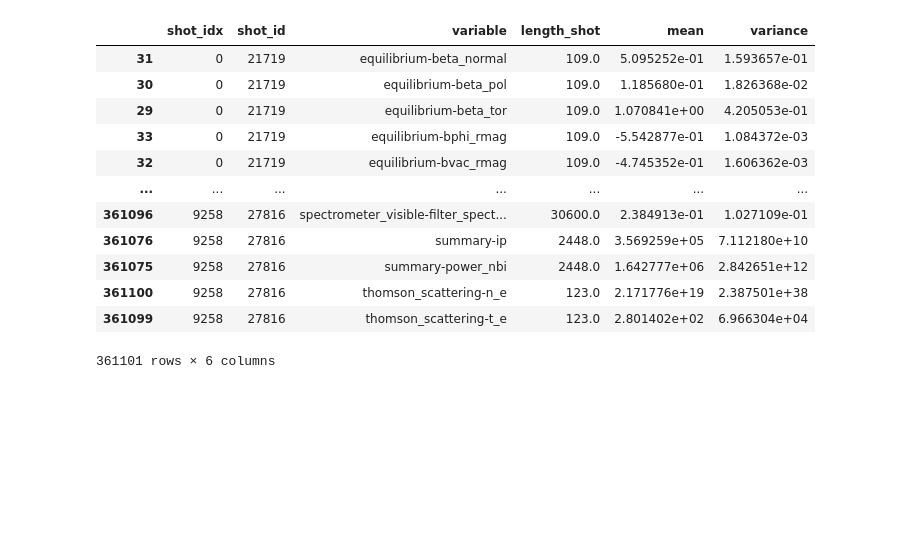
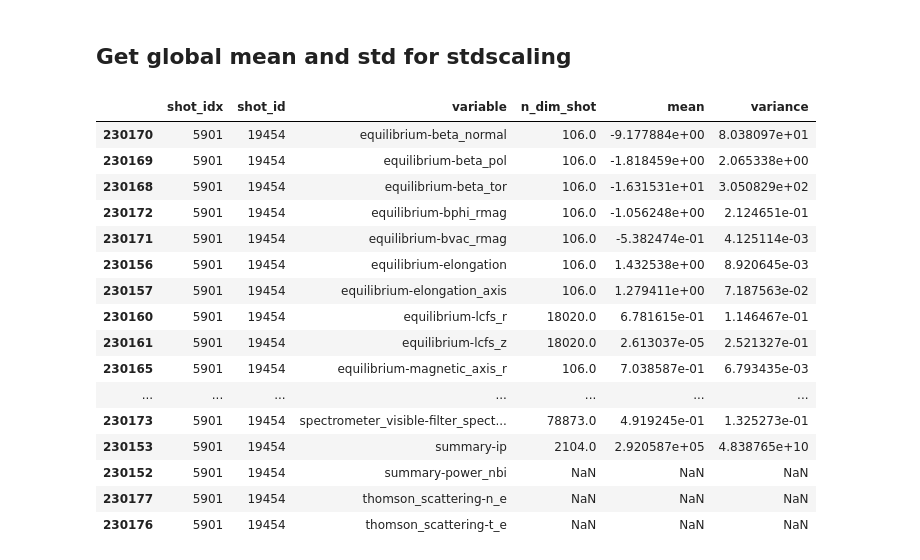
Before and after one commit to DataScienceLabFHSWF/tokamark, a Jupyter notebook: scripts/preprocessing/data_detection_outliers.ipynb, the cells around one changed output. Saved outputs shown, nothing was run; the diff lists cells and outputs as text; code cells hidden in the pictures; blank space fills up the shorter version.

```diff
--- a/scripts/preprocessing/data_detection_outliers.ipynb
+++ b/scripts/preprocessing/data_detection_outliers.ipynb
@@ -2,22 +2,28 @@
 import pandas as pd
 import numpy as np
 import yaml
+# %% [markdown]
+## Get global mean and std for stdscaling
 # %%
 df_train = pd.read_csv("/home/ir-rous1/rds/rds-ukaea-ap002-mOlK9qn0PlQ/ir-rous1/output/cnn-baseline/fairmast-data-preprocessing/artifacts/stats_mean_std/shot_statistics_train_NEW.csv").sort_values(by=["shot_idx", "variable"])
-# %%
-df_train
-# %% [output]
-|  | shot_idx | shot_id | variable | length_shot | mean | variance |
-| 31 | 0 | 21719 | equilibrium-beta_normal | 109.0 | 5.095252e-01 | 1.593657e-01 |
-| 30 | 0 | 21719 | equilibrium-beta_pol | 109.0 | 1.185680e-01 | 1.826368e-02 |
-| 29 | 0 | 21719 | equilibrium-beta_tor | 109.0 | 1.070841e+00 | 4.205053e-01 |
-| 33 | 0 | 21719 | equilibrium-bphi_rmag | 109.0 | -5.542877e-01 | 1.084372e-03 |
-| 32 | 0 | 21719 | equilibrium-bvac_rmag | 109.0 | -4.745352e-01 | 1.606362e-03 |
-| ... | ... | ... | ... | ... | ... | ... |
-| 361096 | 9258 | 27816 | spectrometer_visible-filter_spect... | 30600.0 | 2.384913e-01 | 1.027109e-01 |
-| 361076 | 9258 | 27816 | summary-ip | 2448.0 | 3.569259e+05 | 7.112180e+10 |
-| 361075 | 9258 | 27816 | summary-power_nbi | 2448.0 | 1.642777e+06 | 2.842651e+12 |
-| 361100 | 9258 | 27816 | thomson_scattering-n_e | 123.0 | 2.171776e+19 | 2.387501e+38 |
-| 361099 | 9258 | 27816 | thomson_scattering-t_e | 123.0 | 2.801402e+02 | 6.966304e+04 |
-361101 rows × 6 columns
+# %%
+df_train[df_train["shot_id"]==19454]
+# %% [output]
+|  | shot_idx | shot_id | variable | n_dim_shot | mean | variance |
+| 230170 | 5901 | 19454 | equilibrium-beta_normal | 106.0 | -9.177884e+00 | 8.038097e+01 |
+| 230169 | 5901 | 19454 | equilibrium-beta_pol | 106.0 | -1.818459e+00 | 2.065338e+00 |
+| 230168 | 5901 | 19454 | equilibrium-beta_tor | 106.0 | -1.631531e+01 | 3.050829e+02 |
+| 230172 | 5901 | 19454 | equilibrium-bphi_rmag | 106.0 | -1.056248e+00 | 2.124651e-01 |
+| 230171 | 5901 | 19454 | equilibrium-bvac_rmag | 106.0 | -5.382474e-01 | 4.125114e-03 |
+| 230156 | 5901 | 19454 | equilibrium-elongation | 106.0 | 1.432538e+00 | 8.920645e-03 |
+| 230157 | 5901 | 19454 | equilibrium-elongation_axis | 106.0 | 1.279411e+00 | 7.187563e-02 |
+| 230160 | 5901 | 19454 | equilibrium-lcfs_r | 18020.0 | 6.781615e-01 | 1.146467e-01 |
+| 230161 | 5901 | 19454 | equilibrium-lcfs_z | 18020.0 | 2.613037e-05 | 2.521327e-01 |
+| 230165 | 5901 | 19454 | equilibrium-magnetic_axis_r | 106.0 | 7.038587e-01 | 6.793435e-03 |
+| ... | ... | ... | ... | ... | ... | ... |
+| 230173 | 5901 | 19454 | spectrometer_visible-filter_spect... | 78873.0 | 4.919245e-01 | 1.325273e-01 |
+| 230153 | 5901 | 19454 | summary-ip | 2104.0 | 2.920587e+05 | 4.838765e+10 |
+| 230152 | 5901 | 19454 | summary-power_nbi | NaN | NaN | NaN |
+| 230177 | 5901 | 19454 | thomson_scattering-n_e | NaN | NaN | NaN |
+| 230176 | 5901 | 19454 | thomson_scattering-t_e | NaN | NaN | NaN |
 # %%
```
Also changed, not shown: parts of 12 cells of this notebook, 2 other files.
